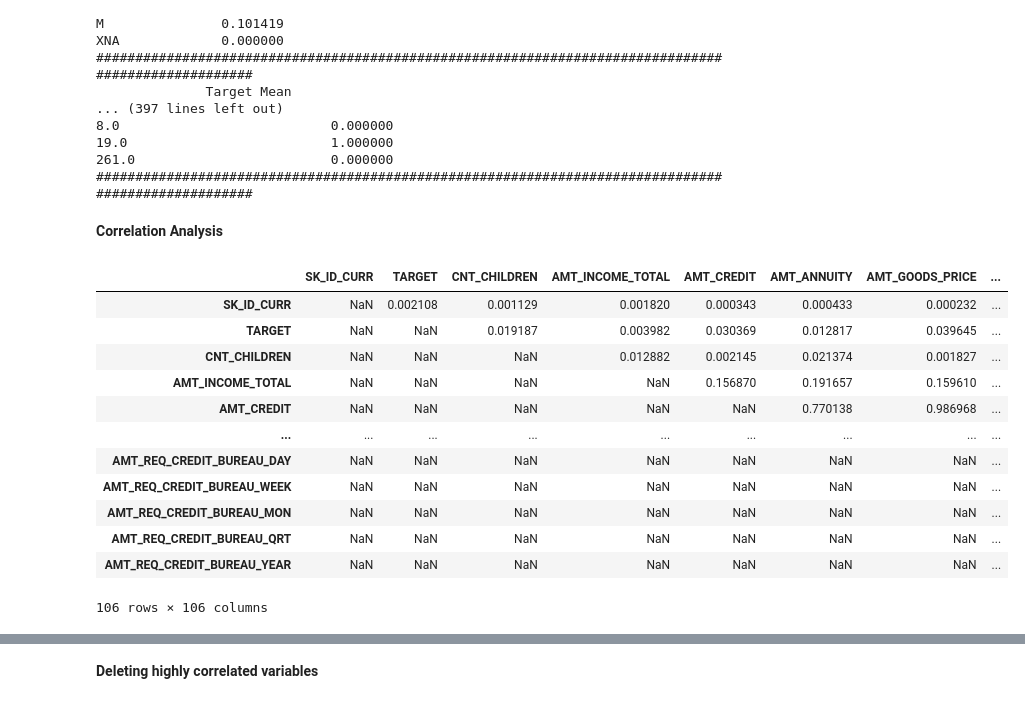
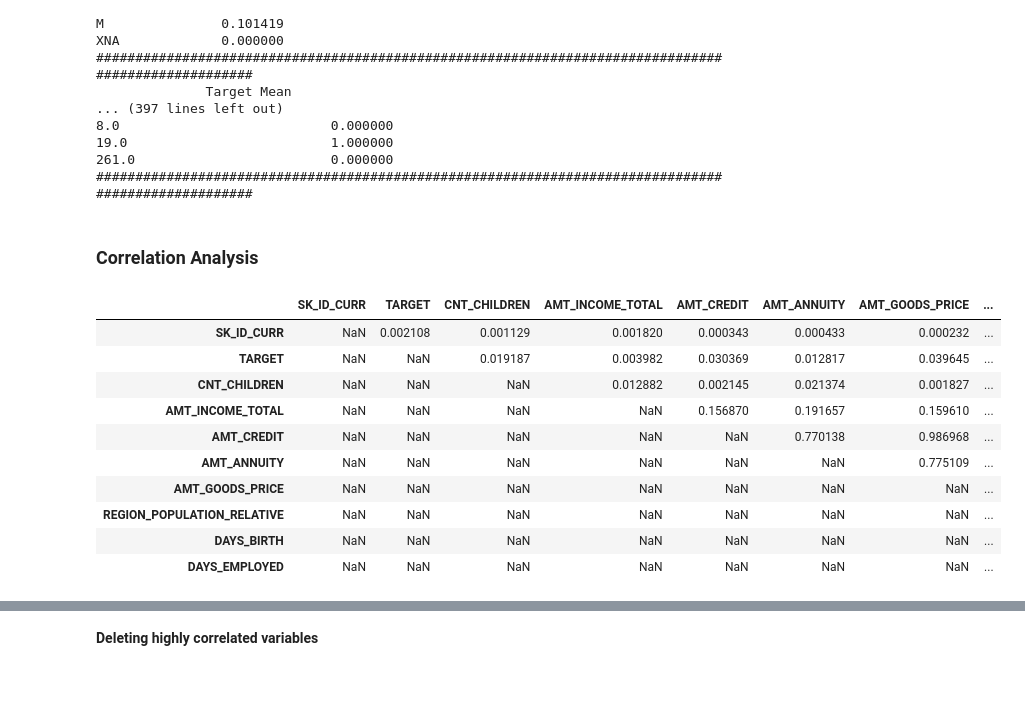
Before and after one commit to SedatParlak/credit-fraud-detection, a Jupyter notebook: credit-fraud-detection.ipynb, the cells around one changed output, grey strips where cells are left out. Saved outputs shown, nothing was run; the diff lists cells and outputs as text; code cells hidden in the pictures.

Commit message:
upload credit-fraud-detection

```diff
--- a/credit-fraud-detection.ipynb
+++ b/credit-fraud-detection.ipynb
@@ -5,13 +7,22 @@ import numpy as np
 import pandas as pd
 import matplotlib.pyplot as plt
 import seaborn as sns
-from sklearn.preprocessing import StandardScaler
+from sklearn.preprocessing import LabelEncoder, StandardScaler, RobustScaler, MinMaxScaler
+from sklearn.ensemble import RandomForestClassifier, GradientBoostingClassifier, VotingClassifier
+from sklearn.linear_model import LogisticRegression
+from sklearn.model_selection import cross_validate, GridSearchCV
+from sklearn.neighbors import KNeighborsClassifier
+from sklearn.tree import DecisionTreeClassifier
+from xgboost import XGBClassifier
+from lightgbm import LGBMClassifier
+from catboost import CatBoostClassifier
+from imblearn.over_sampling import SMOTE
+
 import warnings
-
 
 warnings.filterwarnings('ignore')
 pd.set_option('display.max_columns', None)
-# pd.set_option('display.max_rows', None)
+pd.set_option('display.max_rows', 150)
 # %%
 # import data-functions from another ipynb file
 %run data-functions.ipynb
@@ -212,26 +240,24 @@ XNA             0.000000
 261.0                         0.000000
 ####################################################################################################
 # %% [markdown]
-**Correlation Analysis**
+### Correlation Analysis
 # %%
 corr_matrix = df.corr().abs()
 # %%
 upper = corr_matrix.where(np.triu(np.ones(corr_matrix.shape), k=1).astype(np.bool))
 # %%
-upper
+upper.head(10)
 # %% [output]
 |  | SK_ID_CURR | TARGET | CNT_CHILDREN | AMT_INCOME_TOTAL | AMT_CREDIT | AMT_ANNUITY | AMT_GOODS_PRICE | ... |
 | SK_ID_CURR | NaN | 0.002108 | 0.001129 | 0.001820 | 0.000343 | 0.000433 | 0.000232 | ... |
 | TARGET | NaN | NaN | 0.019187 | 0.003982 | 0.030369 | 0.012817 | 0.039645 | ... |
 | CNT_CHILDREN | NaN | NaN | NaN | 0.012882 | 0.002145 | 0.021374 | 0.001827 | ... |
 | AMT_INCOME_TOTAL | NaN | NaN | NaN | NaN | 0.156870 | 0.191657 | 0.159610 | ... |
 | AMT_CREDIT | NaN | NaN | NaN | NaN | NaN | 0.770138 | 0.986968 | ... |
-| ... | ... | ... | ... | ... | ... | ... | ... | ... |
-| AMT_REQ_CREDIT_BUREAU_DAY | NaN | NaN | NaN | NaN | NaN | NaN | NaN | ... |
-| AMT_REQ_CREDIT_BUREAU_WEEK | NaN | NaN | NaN | NaN | NaN | NaN | NaN | ... |
-| AMT_REQ_CREDIT_BUREAU_MON | NaN | NaN | NaN | NaN | NaN | NaN | NaN | ... |
-| AMT_REQ_CREDIT_BUREAU_QRT | NaN | NaN | NaN | NaN | NaN | NaN | NaN | ... |
-| AMT_REQ_CREDIT_BUREAU_YEAR | NaN | NaN | NaN | NaN | NaN | NaN | NaN | ... |
+| AMT_ANNUITY | NaN | NaN | NaN | NaN | NaN | NaN | 0.775109 | ... |
+| AMT_GOODS_PRICE | NaN | NaN | NaN | NaN | NaN | NaN | NaN | ... |
+| REGION_POPULATION_RELATIVE | NaN | NaN | NaN | NaN | NaN | NaN | NaN | ... |
+| DAYS_BIRTH | NaN | NaN | NaN | NaN | NaN | NaN | NaN | ... |
+| DAYS_EMPLOYED | NaN | NaN | NaN | NaN | NaN | NaN | NaN | ... |
-106 rows × 106 columns
 # %%
 # highly correlated variables (greater than 0.85)
```
Also changed, not shown: parts of 74 cells of this notebook.
